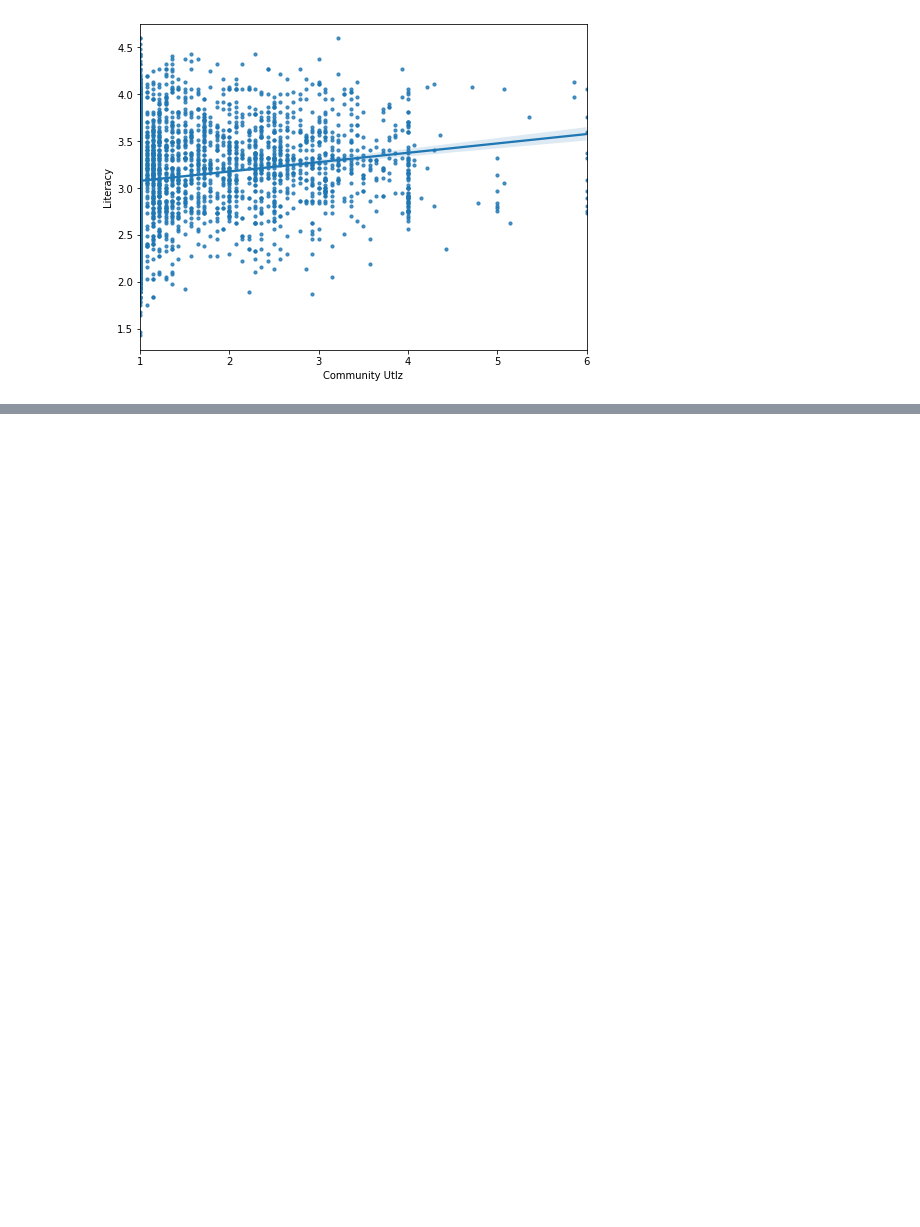
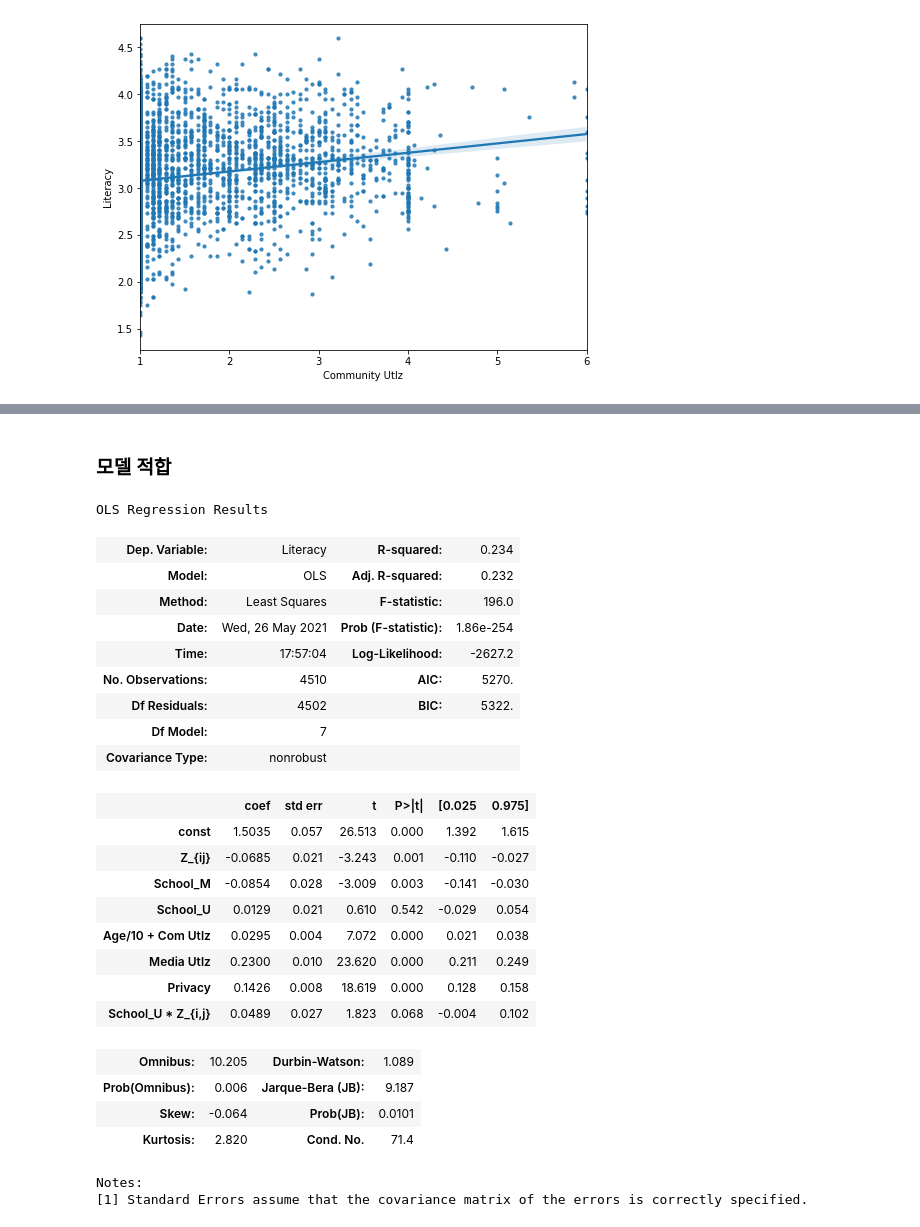
Before and after one commit to JadenKim-dev/DataScienceStudy, a Jupyter notebook: RA_group_project/3. Data_analysis2.ipynb, the cells around one changed output, grey strips where cells are left out. Drawn from its saved outputs; the diff is of its cells as text; code cells hidden in the pictures; blank space fills up the shorter version.

```diff
--- a/RA_group_project/3. Data_analysis2.ipynb
+++ b/RA_group_project/3. Data_analysis2.ipynb
@@ -657,0 +790,5 @@ sns.regplot(x=x_Com, y=target5, scatter_kws={'s':10})
+# %%
+man_x_1 = sm.add_constant(man_x, has_constant="add")
+model7 = sm.OLS(man_target, man_x_1)
+fitted_model7 = model7.fit()
+fitted_model7.summary()
@@ -657,0 +821,9 @@ sns.regplot(x=x_Com, y=target5, scatter_kws={'s':10})
+# %%
+woman_index = x_data7[x_data7['Gender_W']==1].index
+woman_x = x_data7.iloc[woman_index, :].drop("Gender_W", axis=1)
+woman_target = target7.iloc[woman_index, :]
+# %%
+woman_x_1 = sm.add_constant(woman_x, has_constant="add")
+model8 = sm.OLS(woman_target, woman_x_1)
+fitted_model8 = model8.fit()
+fitted_model8.summary()
@@ -657,0 +861,7 @@ sns.regplot(x=x_Com, y=target5, scatter_kws={'s':10})
+# %%
+x_data8 = x_data4.reset_index(drop=True)
+target8 = target.drop(outlier).reset_index(drop=True)
+x_data8.head()
+x_data8.rename(columns={'Gender_W':'Z_{ij}'}, inplace=True)
+x_data8['School_U * Z_{i,j}'] = x_data8['School_U'] * x_data8['Z_{ij}']
+x_data8.head()
@@ -657,0 +875,33 @@ sns.regplot(x=x_Com, y=target5, scatter_kws={'s':10})
+# %% [markdown]
+### 모델 적합
+# %%
+x_data8_1 = sm.add_constant(x_data8, has_constant="add")
+model8 = sm.OLS(target8, x_data8_1)
+fitted_model8 = model8.fit()
+fitted_model8.summary()
+# %% [output]
+OLS Regression Results
+| Dep. Variable: | Literacy | R-squared: | 0.234 |
+| Model: | OLS | Adj. R-squared: | 0.232 |
+| Method: | Least Squares | F-statistic: | 196.0 |
+| Date: | Wed, 26 May 2021 | Prob (F-statistic): | 1.86e-254 |
+| Time: | 17:57:04 | Log-Likelihood: | -2627.2 |
+| No. Observations: | 4510 | AIC: | 5270. |
+| Df Residuals: | 4502 | BIC: | 5322. |
+| Df Model: | 7 |  |  |
+| Covariance Type: | nonrobust |  |  |
+|  | coef | std err | t | P>|t| | [0.025 | 0.975] |
+| const | 1.5035 | 0.057 | 26.513 | 0.000 | 1.392 | 1.615 |
+| Z_{ij} | -0.0685 | 0.021 | -3.243 | 0.001 | -0.110 | -0.027 |
+| School_M | -0.0854 | 0.028 | -3.009 | 0.003 | -0.141 | -0.030 |
+| School_U | 0.0129 | 0.021 | 0.610 | 0.542 | -0.029 | 0.054 |
+| Age/10 + Com Utlz | 0.0295 | 0.004 | 7.072 | 0.000 | 0.021 | 0.038 |
+| Media Utlz | 0.2300 | 0.010 | 23.620 | 0.000 | 0.211 | 0.249 |
+| Privacy | 0.1426 | 0.008 | 18.619 | 0.000 | 0.128 | 0.158 |
+| School_U * Z_{i,j} | 0.0489 | 0.027 | 1.823 | 0.068 | -0.004 | 0.102 |
+| Omnibus: | 10.205 | Durbin-Watson: | 1.089 |
+| Prob(Omnibus): | 0.006 | Jarque-Bera (JB): | 9.187 |
+| Skew: | -0.064 | Prob(JB): | 0.0101 |
+| Kurtosis: | 2.820 | Cond. No. | 71.4 |
+Notes:
+[1] Standard Errors assume that the covariance matrix of the errors is correctly specified.
```
Also changed, not shown: parts of 47 cells of this notebook.
